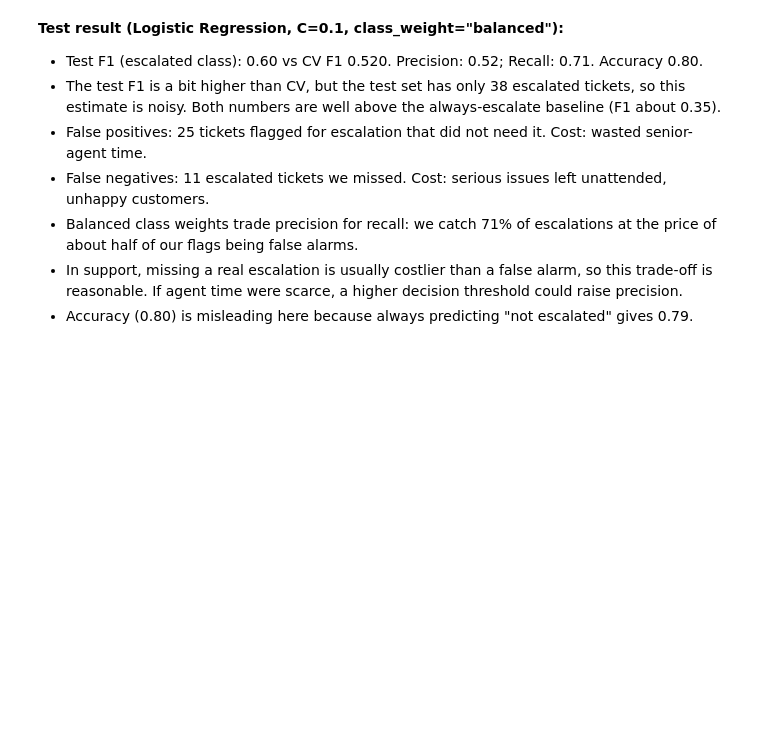
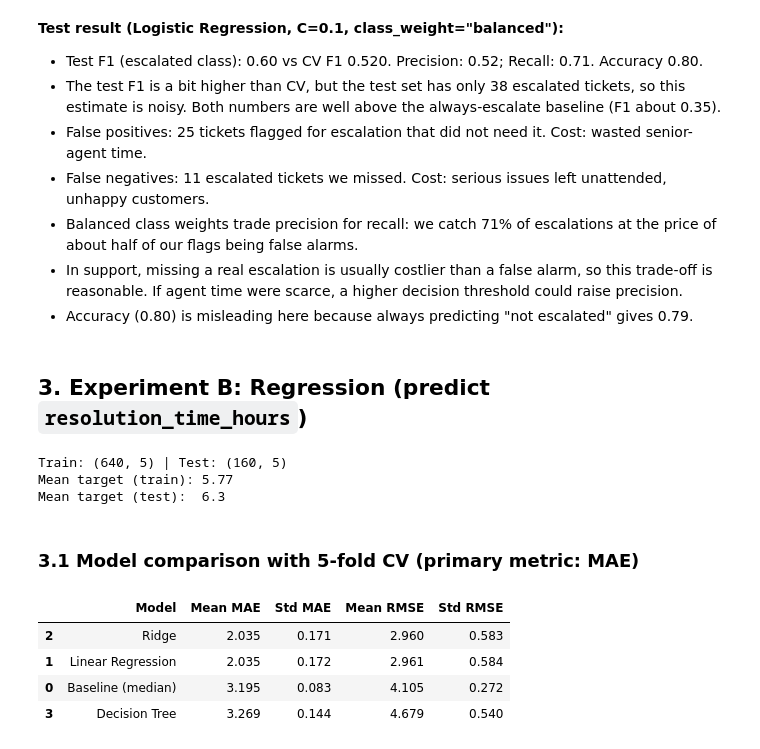
Before and after one commit to Ruhama-Beshada/Ticket-escalation-and-resolution-time-ml, a Jupyter notebook: ticket_analysis.ipynb, the cells around one changed output. Drawn from its saved outputs; the diff is of its cells as text; code cells hidden in the pictures; blank space fills up the shorter version.

Commit message:
Add Experiment B CV results and notes

```diff
--- a/ticket_analysis.ipynb
+++ b/ticket_analysis.ipynb
@@ -336,3 +336,71 @@ True positives:  27
 - Balanced class weights trade precision for recall: we catch 71% of escalations at the price of about half of our flags being false alarms.
 - In support, missing a real escalation is usually costlier than a false alarm, so this trade-off is reasonable. If agent time were scarce, a higher decision threshold could raise precision.
 - Accuracy (0.80) is misleading here because always predicting "not escalated" gives 0.79.
+# %% [markdown]
+## 3. Experiment B: Regression (predict `resolution_time_hours`)
+# %%
+X_reg = reg_df.drop(columns=["ticket_id", "resolution_time_hours"])
+y_reg = reg_df["resolution_time_hours"]
+
+# Hold out the test set; no stratification for a continuous target
+Xr_train, Xr_test, yr_train, yr_test = train_test_split(
+    X_reg, y_reg, test_size=0.2, random_state=RANDOM_STATE
+)
+
+print("Train:", Xr_train.shape, "| Test:", Xr_test.shape)
+print("Mean target (train):", round(yr_train.mean(), 2))
+print("Mean target (test): ", round(yr_test.mean(), 2))
+# %% [output]
+Train: (640, 5) | Test: (160, 5)
+Mean target (train): 5.77
+Mean target (test):  6.3
+# %%
+num_cols_r = ["complexity_score", "team_experience_years", "customer_tenure_months"]
+cat_cols_r = ["priority", "channel"]
+
+preprocessor_r = ColumnTransformer([
+    ("num", Pipeline([("imputer", SimpleImputer(strategy="median")),
+                      ("scaler", StandardScaler())]), num_cols_r),
+    ("cat", Pipeline([("imputer", SimpleImputer(strategy="most_frequent")),
+                      ("onehot", OneHotEncoder(handle_unknown="ignore"))]), cat_cols_r),
+])
+# %% [markdown]
+### 3.1 Model comparison with 5-fold CV (primary metric: MAE)
+# %%
+from sklearn.dummy import DummyRegressor
+
+cv_r = KFold(n_splits=5, shuffle=True, random_state=RANDOM_STATE)
+
+reg_models = {
+    "Baseline (median)": DummyRegressor(strategy="median"),
+    "Linear Regression": LinearRegression(),
+    "Ridge": Ridge(alpha=1.0, random_state=RANDOM_STATE),
+    "Decision Tree": DecisionTreeRegressor(random_state=RANDOM_STATE),
+}
+
+scoring = {"mae": "neg_mean_absolute_error", "rmse": "neg_root_mean_squared_error"}
+
+reg_fold_mae = {}
+rows = []
+for name, model in reg_models.items():
+    pipe = Pipeline([("prep", preprocessor_r), ("model", model)])
+    s = cross_validate(pipe, Xr_train, yr_train, cv=cv_r, scoring=scoring)
+    mae = -s["test_mae"]
+    rmse = -s["test_rmse"]
+    reg_fold_mae[name] = mae
+    rows.append({
+        "Model": name,
+        "Mean MAE": mae.mean(),
+        "Std MAE": mae.std(),
+        "Mean RMSE": rmse.mean(),
+        "Std RMSE": rmse.std(),
+    })
+
+cv_table_r = pd.DataFrame(rows).sort_values("Mean MAE").round(3)
+cv_table_r
+# %% [output]
+|  | Model | Mean MAE | Std MAE | Mean RMSE | Std RMSE |
+| 2 | Ridge | 2.035 | 0.171 | 2.960 | 0.583 |
+| 1 | Linear Regression | 2.035 | 0.172 | 2.961 | 0.584 |
+| 0 | Baseline (median) | 3.195 | 0.083 | 4.105 | 0.272 |
+| 3 | Decision Tree | 3.269 | 0.144 | 4.679 | 0.540 |
```
Also changed, not shown: parts of 2 cells of this notebook.
